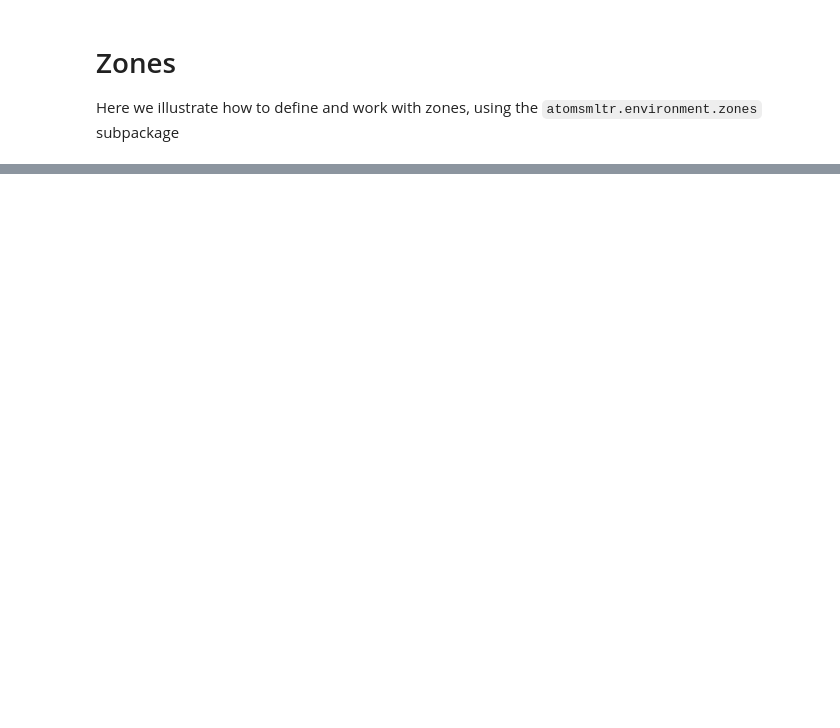
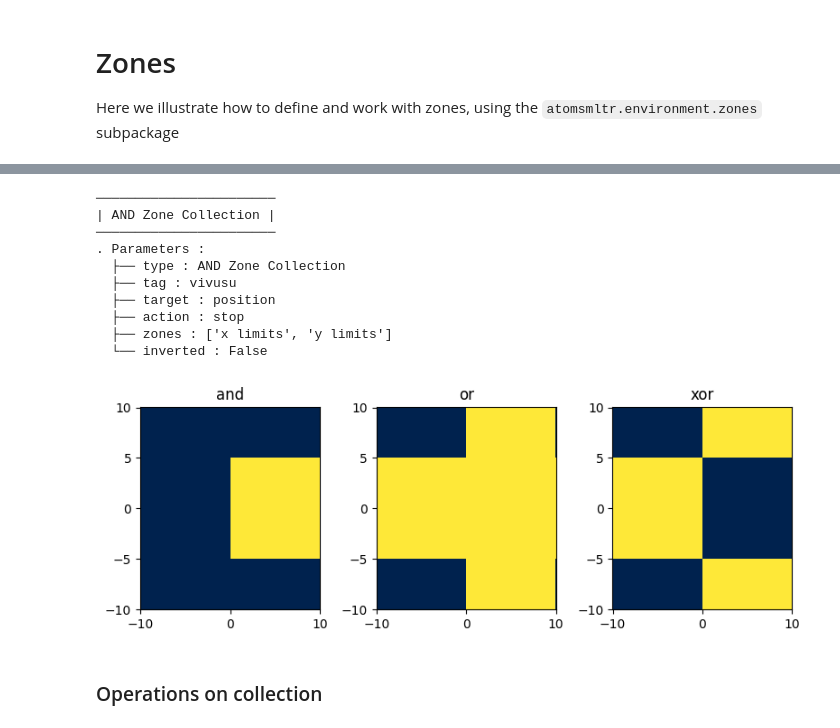
Before and after one commit to adareau/atomSmltr, a Jupyter notebook: docs/_notebook_examples/components/04-zones.ipynb, the cells around one changed output, grey strips where cells are left out. Cells and saved outputs as stored; diff of their text form; code cells hidden in the pictures; blank space fills up the shorter version.

```diff
--- a/docs/_notebook_examples/components/04-zones.ipynb
+++ b/docs/_notebook_examples/components/04-zones.ipynb
@@ -6,0 +132,53 @@ Here we illustrate how to define and work with zones, using the ``atomsmltr.envi
+# %%
+from atomsmltr.environment import Limits
+import numpy as np
+import matplotlib.pyplot as plt
+
+# -- define y and y limits
+xlim = Limits(0, 10, axis=0, tag="x limits")
+ylim = Limits(-5, 5, axis=1, tag="y limits")
+
+# -- try collections
+and_coll = xlim & ylim
+or_coll = xlim | ylim
+xor_coll = xlim ^ ylim
+
+and_coll.print_info()
+
+# -- plot
+
+# prepare the grid
+grid = np.mgrid[-10:10:500j, -10:10:500j, 0:0:1j]
+grid = np.squeeze(grid)
+X, Y, _ = grid
+X, Y = X.T, Y.T
+pos = grid.T
+
+# compute result
+res_and = and_coll.in_zone(pos)
+res_or = or_coll.in_zone(pos)
+res_xor = xor_coll.in_zone(pos)
+
+# plot
+fig, axes = plt.subplots(1,3,figsize=(8,3), tight_layout=True)
+axes[0].pcolormesh(X, Y, res_and, cmap="cividis")
+axes[0].set_title("and")
+axes[1].pcolormesh(X, Y, res_or, cmap="cividis")
+axes[1].set_title("or")
+axes[2].pcolormesh(X, Y, res_xor, cmap="cividis")
+axes[2].set_title("xor")
+plt.show()
+# %% [output]
+───────────────────────
+| AND Zone Collection |
+───────────────────────
+. Parameters :
+  ├── type : AND Zone Collection
+  ├── tag : vivusu
+  ├── target : position
+  ├── action : stop
+  ├── zones : ['x limits', 'y limits']
+  └── inverted : False
+[figure, added]
+# %% [markdown]
+### Operations on collection
```
Also changed, not shown: parts of 16 cells of this notebook, 1 other file.
